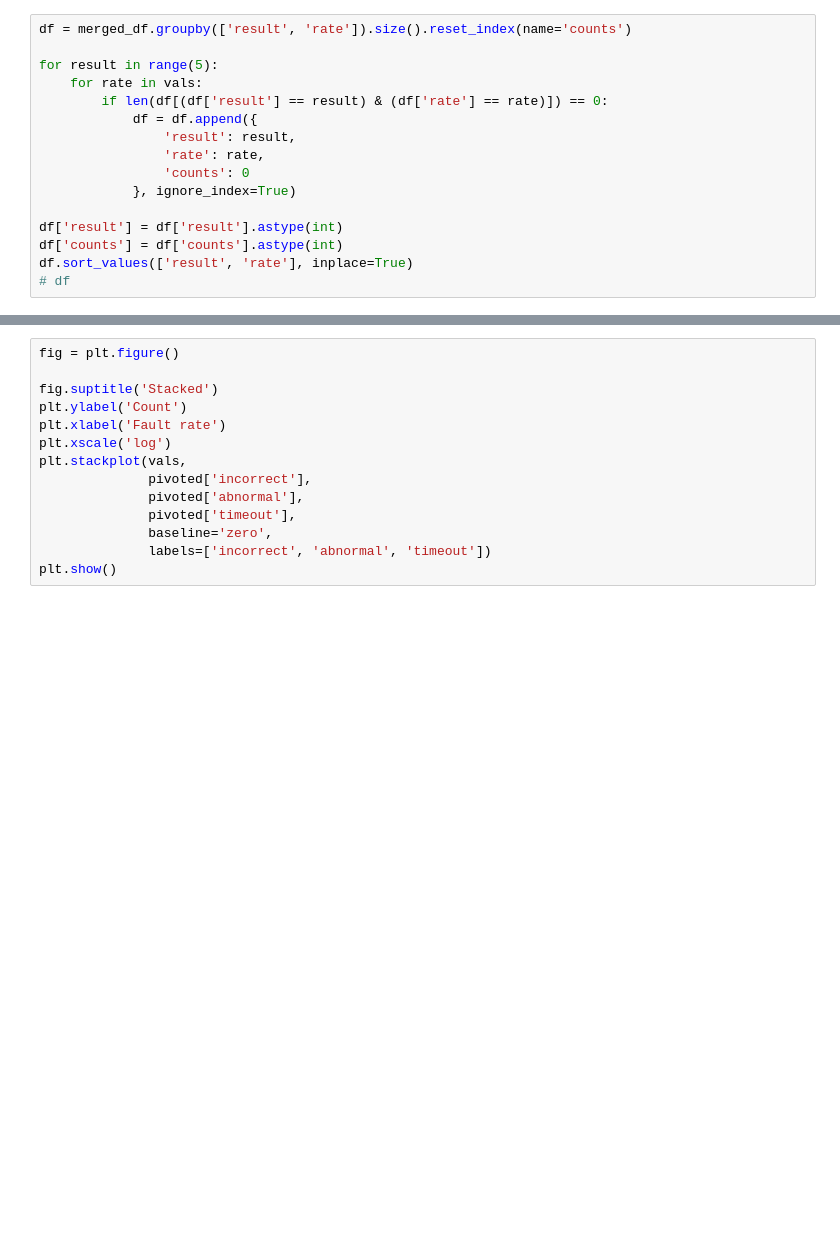
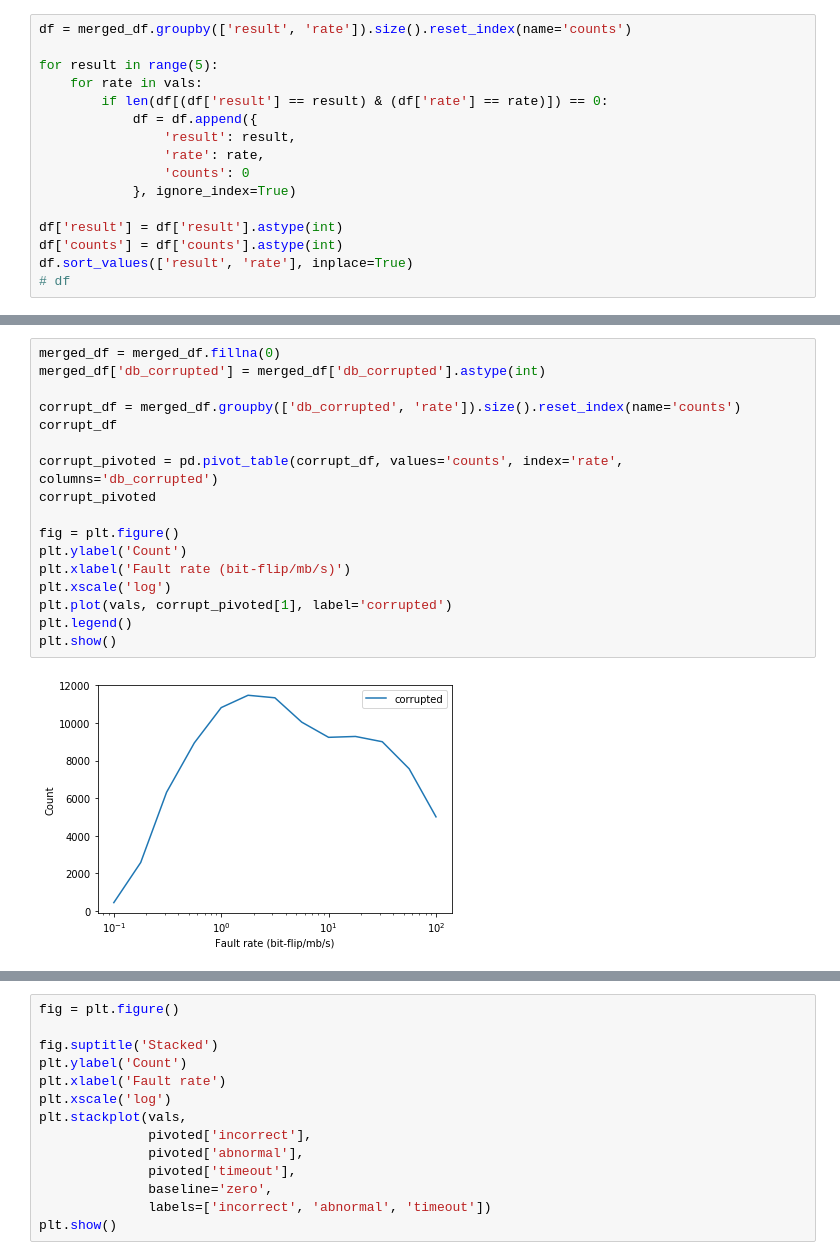
Before and after one commit to Longi94/chaos_jupyter, a Jupyter notebook: sqlite_tpchu_flip_x_plots.ipynb, the cells around one changed output, grey strips where cells are left out. Drawn from its saved outputs; the diff is of its cells as text; blank space fills up the shorter version.

```diff
--- a/sqlite_tpchu_flip_x_plots.ipynb
+++ b/sqlite_tpchu_flip_x_plots.ipynb
@@ -123,3 +102,22 @@ plt.show()
+# %%
+merged_df = merged_df.fillna(0)
+merged_df['db_corrupted'] = merged_df['db_corrupted'].astype(int)
+
+corrupt_df = merged_df.groupby(['db_corrupted', 'rate']).size().reset_index(name='counts')
+corrupt_df
+
+corrupt_pivoted = pd.pivot_table(corrupt_df, values='counts', index='rate', columns='db_corrupted')
+corrupt_pivoted
+
+fig = plt.figure()
+plt.ylabel('Count')
+plt.xlabel('Fault rate (bit-flip/mb/s)')
+plt.xscale('log')
+plt.plot(vals, corrupt_pivoted[1], label='corrupted')
+plt.legend()
+plt.show()
+# %% [output]
+[figure, added]
 # %%
 fig = plt.figure()
 plt.ylabel('Count')
```
Also changed, not shown: parts of 9 cells of this notebook, 12 other files.
